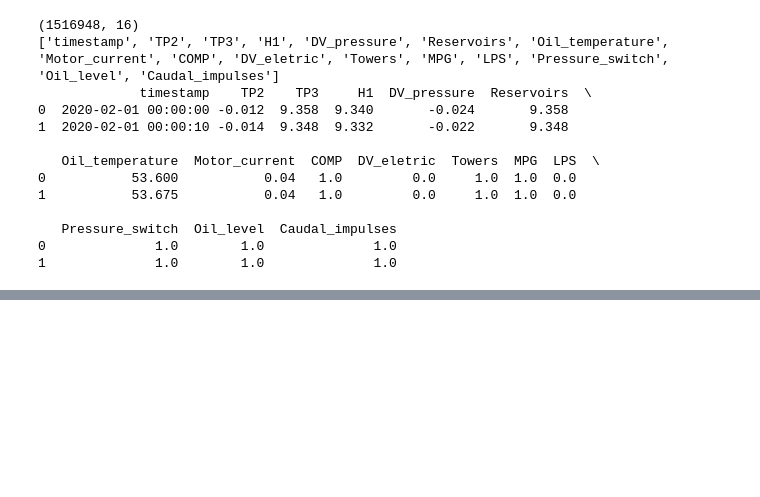
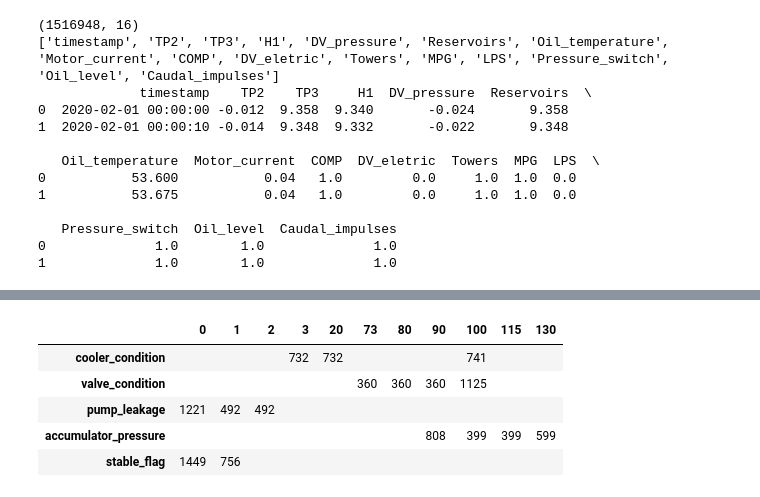
Before and after one commit to Vanya2307/Predictive-Maintenance-Fluid-Systems, a Jupyter notebook: notebooks/01_data_loading_and_cleaning.ipynb, the cells around one changed output, grey strips where cells are left out. Drawn from its saved outputs; the diff is of its cells as text; code cells hidden in the pictures; blank space fills up the shorter version.

```diff
--- a/notebooks/01_data_loading_and_cleaning.ipynb
+++ b/notebooks/01_data_loading_and_cleaning.ipynb
@@ -258,0 +301,14 @@ print(metro_check.head(2))
+# %%
+summary_counts = profile.apply(lambda col: col.value_counts().sort_index()).T
+
+summary_counts_display = summary_counts.fillna(0).astype(int)
+summary_counts_display = summary_counts_display.replace(0, '')
+
+summary_counts_display
+# %% [output]
+|  | 0 | 1 | 2 | 3 | 20 | 73 | 80 | 90 | 100 | 115 | 130 |
+| cooler_condition |  |  |  | 732 | 732 |  |  |  | 741 |  |  |
+| valve_condition |  |  |  |  |  | 360 | 360 | 360 | 1125 |  |  |
+| pump_leakage | 1221 | 492 | 492 |  |  |  |  |  |  |  |  |
+| accumulator_pressure |  |  |  |  |  |  |  | 808 | 399 | 399 | 599 |
+| stable_flag | 1449 | 756 |  |  |  |  |  |  |  |  |  |
```
Also changed, not shown: parts of 12 cells of this notebook.
